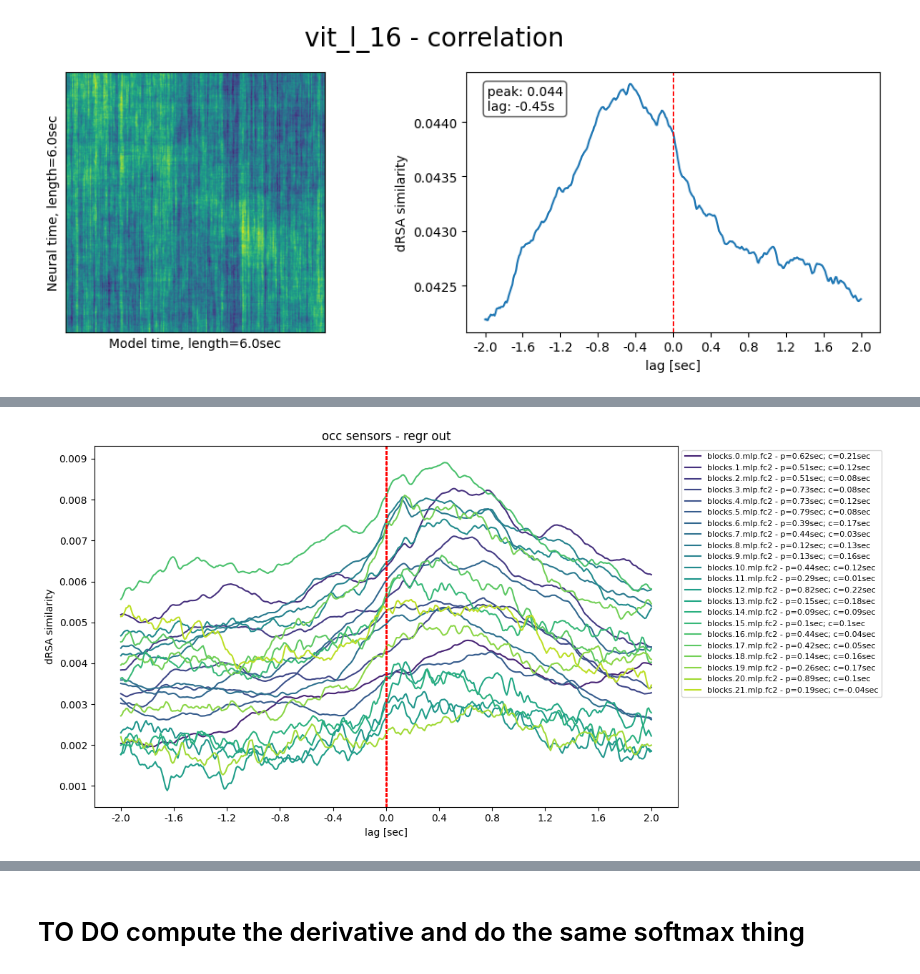
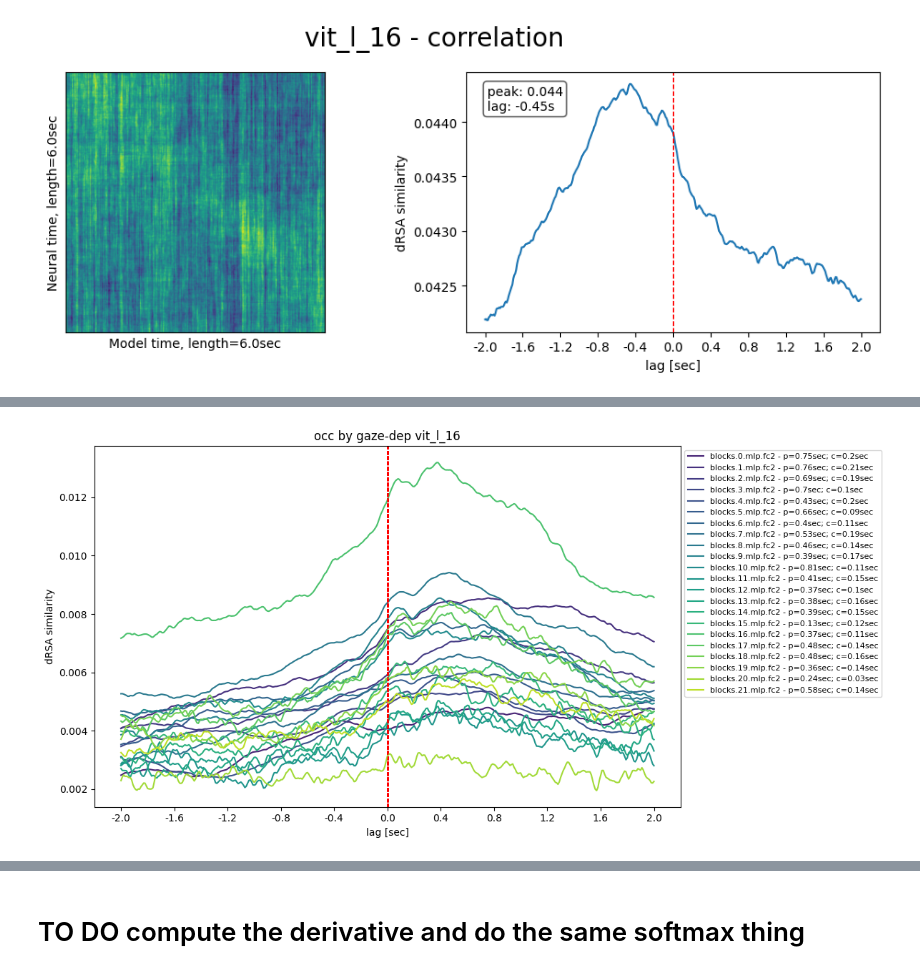
Before and after one commit to TizianoCausin01/project1917-26, a Jupyter notebook: python_scripts/scripts/dRSA_ANN_features_dev.ipynb, the cells around one changed output, grey strips where cells are left out. Cells and saved outputs as stored; diff of their text form; code cells hidden in the pictures.

```diff
--- a/python_scripts/scripts/dRSA_ANN_features_dev.ipynb
+++ b/python_scripts/scripts/dRSA_ANN_features_dev.ipynb
@@ -43,6 +43,15 @@ class Cfg:
     regr_out_eyes = True
 cfg = Cfg()
 layers = get_relevant_output_layers(cfg.model_name, cfg.pkg)
+# %%
+def load_ICA_meg_data(paths: dict[str: str], sub_num: int, run: int, sensors_group: str, fs: float):
+    file_path = f"{paths['data_path']}/data/sub{sub_num:03d}/preprocessed_eyeICA/sub{sub_num:03d}_{sensors_group}_{fs}Hz_MNN0_badmuscle0_badlowfreq1_badsegint1_badcomp1.mat"
+    data = loadmat(file_path)
+    labels = [str(x[0]) for x in data['label'].flatten()]
+    data_neural = data['data_final'][run-1][0]
+    data_neural = TimeSeries(data_neural, fs)
+    return data_neural, labels
+# EOF
 # %%
 
 def subsampling_II(neu_trials, mod_trials, neu_metric, mod_metric, k=1):
@@ -215,3 +270,12 @@ Regressing out eyes: True
+# %%
+gaze = []
+for i_run in range(1,4):
+    run_gaze, _ = load_eyetracking_data(paths, cfg.sub_num, i_run + 3*cfg.repetition, cfg.gaze_fs, xy=True)
+    run_gaze.resample(cfg.neu_fs)
+    gaze.append(run_gaze[:len_mod[i_run-1]])
+    # end if cfg.regr_out_eyes:
+# end for i_run in range(1,4)
+gaze = TimeSeries(np.concatenate(gaze, axis=1), cfg.neu_fs)
 # %%
 tot_rsa = subsampling(neu, mod, cfg.time_points, cfg.iterations_n-80, cfg.pseudotrials_n, subsampling_RSA, *(cfg.RDM_metric, cfg.RDM_metric),)
 # %% [output]
@@ -243,21 +307,31 @@ plot_rsa(1 -tot_II, cfg.neu_fs, cfg.max_lag, f"{cfg.model_name} - {cfg.RDM_metri
 # %% [output]
 [figure]
 # %%
+gaze_to_regr_out = []
+for i_run in range(1,4):
+    run_gaze, _ = load_eyetracking_data(paths, cfg.sub_num, i_run + 3*cfg.repetition, cfg.gaze_fs, xy=True)
+    run_gaze.resample(cfg.neu_fs)
+    gaze_to_regr_out.append(TimeSeries(run_gaze[:len_mod[i_run-1]],cfg.neu_fs))
+    # end if cfg.regr_out_eyes:
+# end for i_run in range(1,4)
+
 tot_rsa_all_layers = []
 for l in layers:
     try:
         print_wise(f"starting {l}")
         mod = []
-        len_mod = []
         for i_run in range(1,4):
-            model_filename = save_ANN_features(paths, f"{cfg.model_name}_{l}", cfg.mod_fs, cfg.sub_num, i_run + 3*cfg.repetition, 1000, cfg.sq_side, 'all')
+            model_filename = save_ANN_features(paths, f"{cfg.model_name}_{l}", cfg.sub_num, i_run + 3*cfg.repetition, cfg.sq_side, cfg.mod_fs,  1000,  'all')
             with h5py.File(model_filename, "r") as f:
                 run_mod = f['vecrep'][:]
             # end with h5py.File(model_filename, "r") as f:
             run_mod = TimeSeries(run_mod, cfg.mod_fs)
             run_mod.resample(cfg.neu_fs)
             len_mod.append(len(run_mod))
-            mod.append(run_mod.get_array())
+            dyn_regr_obj = dyn_linear_encoding('lr', 'same', None)
+            x_regress_out = dyn_regr_obj.pointwise_regress_out(gaze_to_regr_out[i_run-1], run_mod, regression_type=None)
+            print(x_regress_out.shape)
+            mod.append(x_regress_out[:])
         # end for i_run in range(1,4):
         mod = TimeSeries(np.concatenate(mod, axis=1), cfg.neu_fs)
         # neu = []
@@ -305,32 +365,32 @@ for idx, rsa in enumerate(tot_rsa_all_layers):
     ticks = np.arange(-max_lag, max_lag + 1, tick_step)
     ticks_labels = np.round(ticks / cfg.neu_fs, 2)
     ticks += max_lag
 
     # --- lag plot ---
     lagplot = get_lagplot(rsa, max_lag=max_lag)
     lagplots.append(lagplot)
     # --- compute peak ---
     peak_idx = np.argmax(lagplot)
     lags = np.arange(-max_lag, max_lag + 1)
 
     weights = lagplot.copy()
     weights[weights < 0] = 0  # optional but recommended
 
     centroid = np.sum(lags * weights) / np.sum(weights)
     centroid_lag = np.round(centroid / cfg.neu_fs, 2)
     peak_val = lagplot[peak_idx]
     peak_lag = (peak_idx - max_lag) / cfg.neu_fs  # convert to seconds
     peaks.append(peak_lag)
     centroids.append(centroid_lag)
     plt.plot(lagplot, label=f"{layers[idx]} - p={peak_lag}sec; c={centroid_lag}sec", color=colors[idx])
     plt.ylabel("dRSA similarity")
     plt.xlabel("lag [sec]")
     plt.xticks(ticks, ticks_labels)
     plt.axvline(cfg.max_lag, color="r", linestyle="--", linewidth=1)
 
-plt.title(f"{cfg.sensors_group} sensors - regr out")
+plt.title(f"{cfg.sensors_group} by gaze-dep {cfg.model_name}")#{cfg.sensors_group} sensors - regr out")
 plt.legend(fontsize=8, loc='upper left', bbox_to_anchor=(1, 1))
 plt.tight_layout()
 lps = np.stack(lagplots, 0)
 # %% [output]
-[figure, old version]
+[figure, new version]
```
Also changed, not shown: parts of 15 cells of this notebook, 2 other files.
